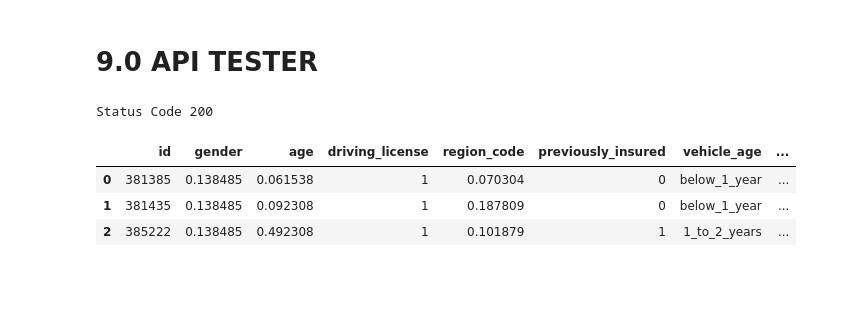
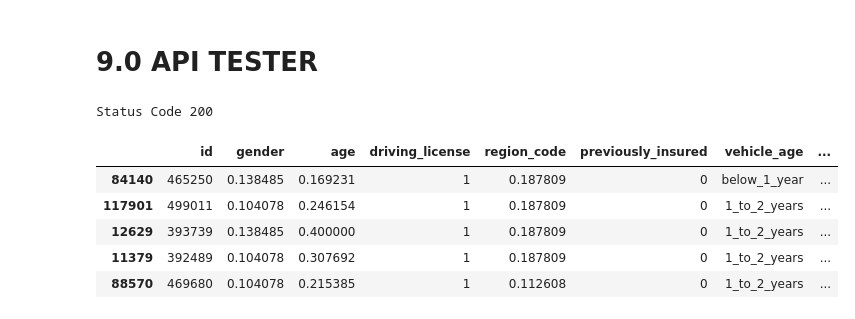
Before and after one commit to felipefvasconcelos/insurance_cross_sell, a Jupyter notebook: insurance_cross_sell_04.ipynb, the cells around one changed output. Saved outputs shown, nothing was run; the diff lists cells and outputs as text; code cells hidden in the pictures; blank space fills up the shorter version.

```diff
--- a/insurance_cross_sell_04.ipynb
+++ b/insurance_cross_sell_04.ipynb
@@ -946,7 +946,7 @@ import requests
 data = pd.read_csv('/home/felipe/repos/insurance_cross_sell/data/test.csv')
 # %%
 # choose customer for prediction
-df_test = data.copy()[data['id'].isin([381385, 385222, 381435])]
+df_test = data#[data['id'].isin([381385, 385222, 381435])]
 # %%
 # convert DataFrame to json
 df_store = json.dumps(df_test.to_dict(orient='records'))
@@ -964,9 +964,11 @@ Status Code 200
 # %%
 d1 = pd.DataFrame(r.json(), columns=r.json()[0].keys())
 # %%
-d1.head()
+d1.sort_values(by='score', ascending=False).head()
 # %% [output]
 |  | id | gender | age | driving_license | region_code | previously_insured | vehicle_age | ... |
-| 0 | 381385 | 0.138485 | 0.061538 | 1 | 0.070304 | 0 | below_1_year | ... |
-| 1 | 381435 | 0.138485 | 0.092308 | 1 | 0.187809 | 0 | below_1_year | ... |
-| 2 | 385222 | 0.138485 | 0.492308 | 1 | 0.101879 | 1 | 1_to_2_years | ... |
+| 84140 | 465250 | 0.138485 | 0.169231 | 1 | 0.187809 | 0 | below_1_year | ... |
+| 117901 | 499011 | 0.104078 | 0.246154 | 1 | 0.187809 | 0 | 1_to_2_years | ... |
+| 12629 | 393739 | 0.138485 | 0.400000 | 1 | 0.187809 | 0 | 1_to_2_years | ... |
+| 11379 | 392489 | 0.104078 | 0.307692 | 1 | 0.187809 | 0 | 1_to_2_years | ... |
+| 88570 | 469680 | 0.104078 | 0.215385 | 1 | 0.112608 | 0 | 1_to_2_years | ... |
```
